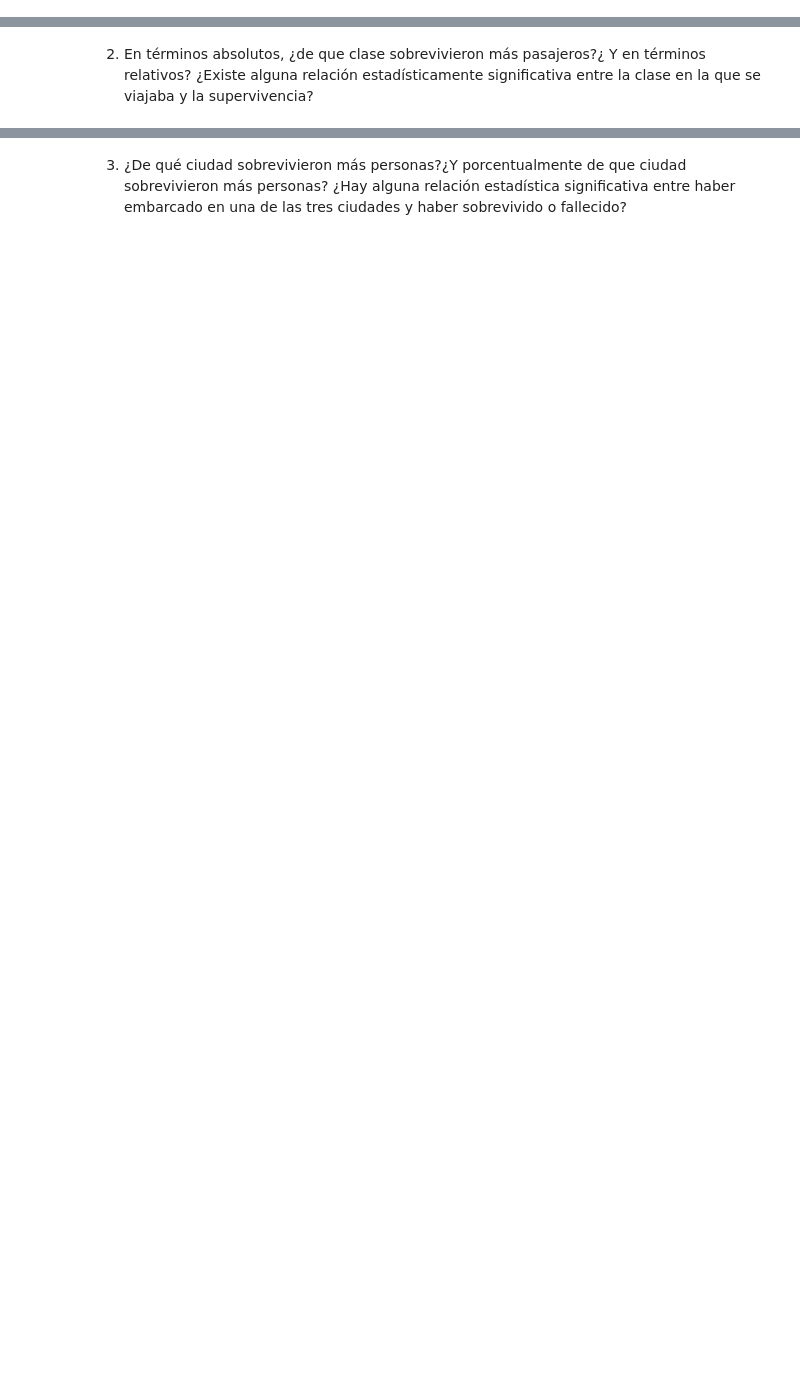
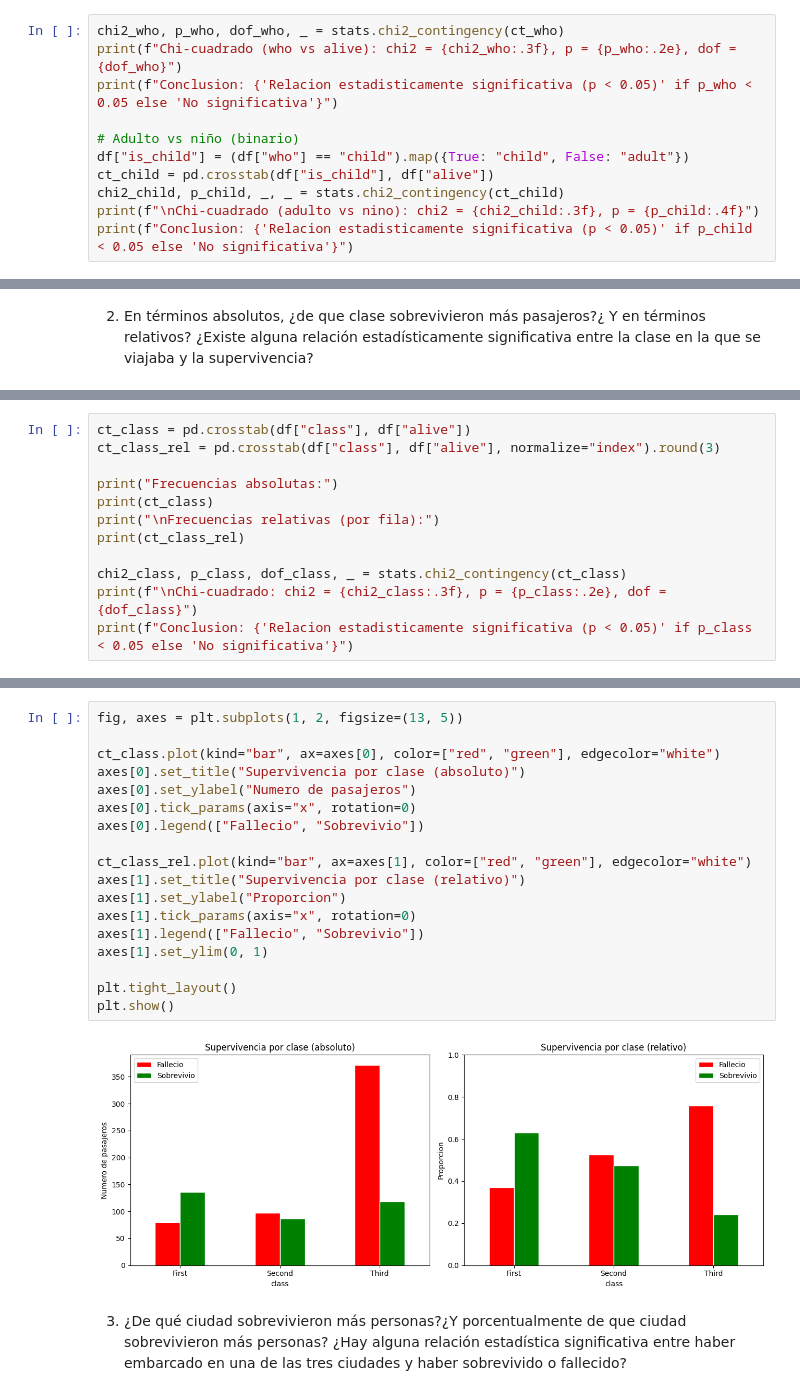
Before and after one commit to eleacos/DS-Online-Elena-Acosta, a Jupyter notebook: 03_Data_Analysis/Sprint_07/Unidad_02_Estadistica_Descriptiva_Multivariante/03_Practica_Obligatoria/18_Practica_Obligatoria_Multivariante.ipynb, the cells around one changed output, grey strips where cells are left out. Drawn from its saved outputs; the diff is of its cells as text; blank space fills up the shorter version.

```diff
--- a/03_Data_Analysis/Sprint_07/Unidad_02_Estadistica_Descriptiva_Multivariante/03_Practica_Obligatoria/18_Practica_Obligatoria_Multivariante.ipynb
+++ b/03_Data_Analysis/Sprint_07/Unidad_02_Estadistica_Descriptiva_Multivariante/03_Practica_Obligatoria/18_Practica_Obligatoria_Multivariante.ipynb
@@ -147,0 +226,11 @@ pinta_distribucion_categoricas(df, ["alive"], relativa= True, mostrar_valores= T
+# %%
+chi2_who, p_who, dof_who, _ = stats.chi2_contingency(ct_who)
+print(f"Chi-cuadrado (who vs alive): chi2 = {chi2_who:.3f}, p = {p_who:.2e}, dof = {dof_who}")
+print(f"Conclusion: {'Relacion estadisticamente significativa (p < 0.05)' if p_who < 0.05 else 'No significativa'}")
+
+# Adulto vs niño (binario)
+df["is_child"] = (df["who"] == "child").map({True: "child", False: "adult"})
+ct_child = pd.crosstab(df["is_child"], df["alive"])
+chi2_child, p_child, _, _ = stats.chi2_contingency(ct_child)
+print(f"\nChi-cuadrado (adulto vs nino): chi2 = {chi2_child:.3f}, p = {p_child:.4f}")
+print(f"Conclusion: {'Relacion estadisticamente significativa (p < 0.05)' if p_child < 0.05 else 'No significativa'}")
@@ -151,0 +269,12 @@ s
+# %%
+ct_class = pd.crosstab(df["class"], df["alive"])
+ct_class_rel = pd.crosstab(df["class"], df["alive"], normalize="index").round(3)
+
+print("Frecuencias absolutas:")
+print(ct_class)
+print("\nFrecuencias relativas (por fila):")
+print(ct_class_rel)
+
+chi2_class, p_class, dof_class, _ = stats.chi2_contingency(ct_class)
+print(f"\nChi-cuadrado: chi2 = {chi2_class:.3f}, p = {p_class:.2e}, dof = {dof_class}")
+print(f"Conclusion: {'Relacion estadisticamente significativa (p < 0.05)' if p_class < 0.05 else 'No significativa'}")
@@ -152,3 +298,23 @@ s
+# %%
+fig, axes = plt.subplots(1, 2, figsize=(13, 5))
+
+ct_class.plot(kind="bar", ax=axes[0], color=["red", "green"], edgecolor="white")
+axes[0].set_title("Supervivencia por clase (absoluto)")
+axes[0].set_ylabel("Numero de pasajeros")
+axes[0].tick_params(axis="x", rotation=0)
+axes[0].legend(["Fallecio", "Sobrevivio"])
+
+ct_class_rel.plot(kind="bar", ax=axes[1], color=["red", "green"], edgecolor="white")
+axes[1].set_title("Supervivencia por clase (relativo)")
+axes[1].set_ylabel("Proporcion")
+axes[1].tick_params(axis="x", rotation=0)
+axes[1].legend(["Fallecio", "Sobrevivio"])
+axes[1].set_ylim(0, 1)
+
+plt.tight_layout()
+plt.show()
+# %% [output]
+[figure, added]
 # %% [markdown]
 
 3. ¿De qué ciudad sobrevivieron más personas?¿Y porcentualmente de que ciudad sobrevivieron más personas? ¿Hay alguna relación estadística significativa entre haber embarcado en una de las tres ciudades y haber sobrevivido o fallecido?
```
Also changed, not shown: parts of 38 cells of this notebook, 11 other files.
